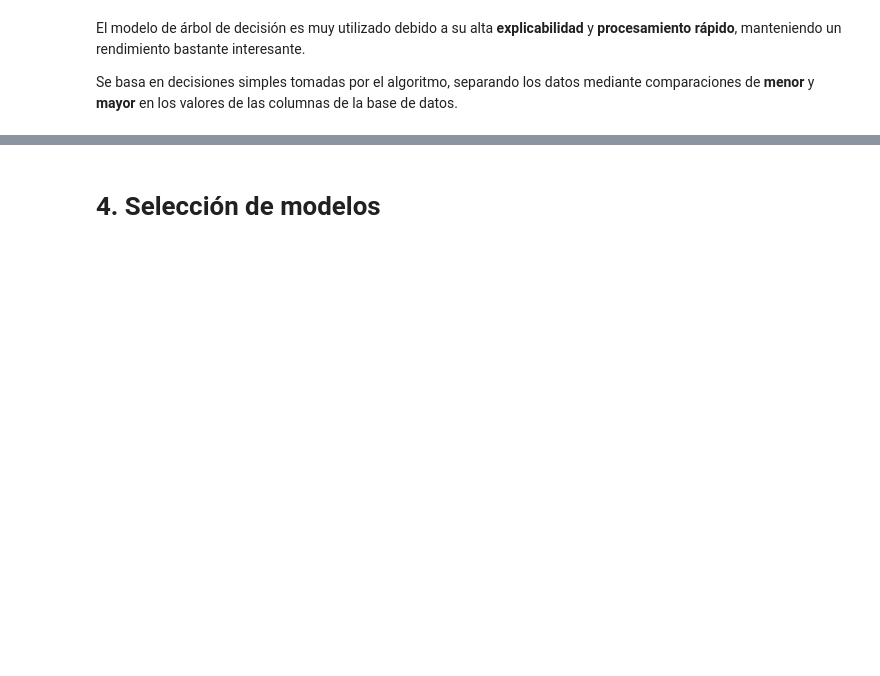
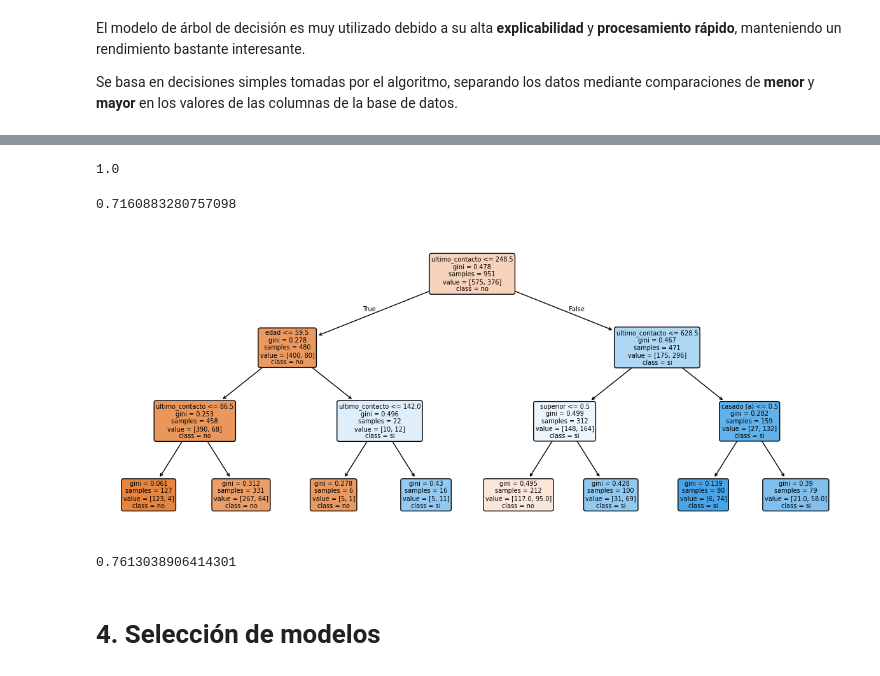
Before and after one commit to Nataliahfk/estadistica_python, a Jupyter notebook: clasificacion_primeros_pasos_machine_learning.ipynb, the cells around one changed output, grey strips where cells are left out. Saved outputs shown, nothing was run; the diff lists cells and outputs as text; code cells hidden in the pictures; blank space fills up the shorter version.

```diff
--- a/clasificacion_primeros_pasos_machine_learning.ipynb
+++ b/clasificacion_primeros_pasos_machine_learning.ipynb
@@ -232,3 +410,28 @@ valores_columnas = ['casado (a)',
+# %%
+modelo_arbol.score(X_train,y_train)
+# %% [output]
+1.0
+# %%
+modelo_arbol = DecisionTreeClassifier(max_depth=3, random_state=5) # Profundidad máxima del árbol = 3 niveles
+modelo_arbol.fit(X_train, y_train)
+
+modelo_arbol.score(X_test, y_test)
+
+# este modelo tiene un rendimiento del 71% en los de prueba
+# %% [output]
+0.7160883280757098
+# %%
+plt.figure(figsize=(15,6))
+plot_tree(modelo_arbol, feature_names=valores_columnas, class_names =['no','si'], filled=True, rounded=True, fontsize=7)
+plt.show()
+# %% [output]
+[figure, added]
+# %%
+modelo_arbol.score(X_train,y_train)
+
+# este modelo tiene un rendimiento del 76% en los de entrenamiento
+# %% [output]
+0.7613038906414301
 # %% [markdown]
 # 4. Selección de modelos
 # %% [markdown]
```
Also changed, not shown: parts of 30 cells of this notebook.
